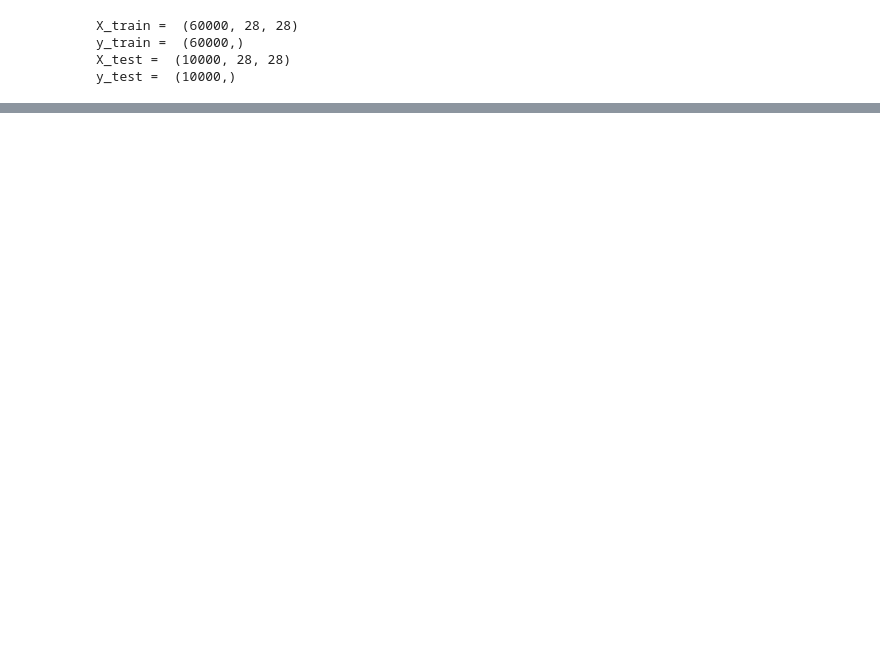
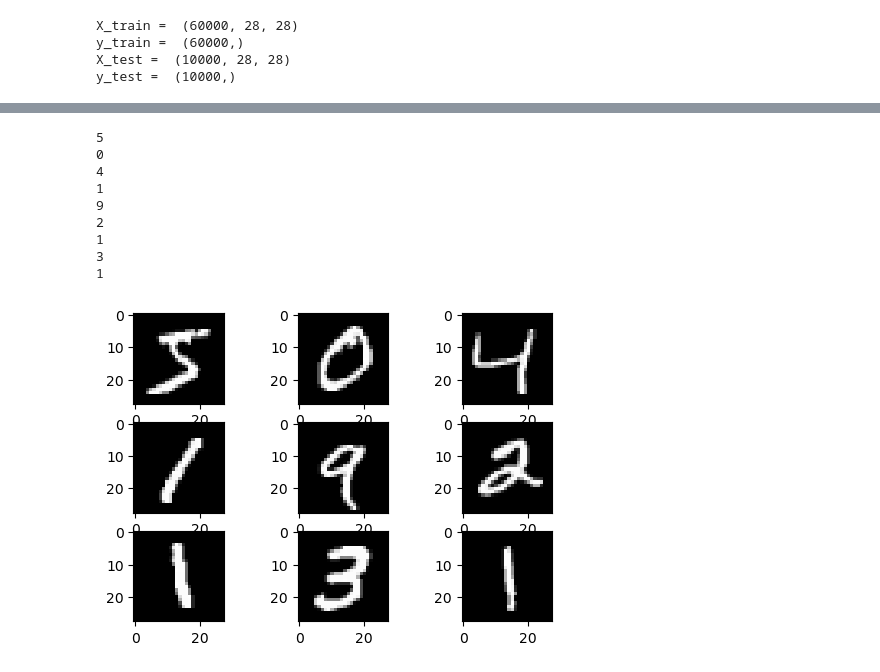
Before and after one commit to fratambot/MLOps-with-wandb, a Jupyter notebook: notebooks/EDA.ipynb, the cells around one changed output, grey strips where cells are left out. Cells and saved outputs as stored; diff of their text form; code cells hidden in the pictures; blank space fills up the shorter version.

```diff
--- a/notebooks/EDA.ipynb
+++ b/notebooks/EDA.ipynb
@@ -39,0 +34,25 @@ for i in range(9):
+# %%
+fig, axs = plt.subplots(3, 3, figsize=(6, 4))
+axs[0, 0].imshow(((X_train[0]/255) - 0.5), cmap=plt.get_cmap('gray'))
+axs[0, 1].imshow(X_train[1], cmap=plt.get_cmap('gray'))
+axs[0, 2].imshow(X_train[2], cmap=plt.get_cmap('gray'))
+axs[1, 0].imshow(X_train[3], cmap=plt.get_cmap('gray'))
+axs[1, 1].imshow(X_train[4], cmap=plt.get_cmap('gray'))
+axs[1, 2].imshow(X_train[5], cmap=plt.get_cmap('gray'))
+axs[2, 0].imshow(X_train[6], cmap=plt.get_cmap('gray'))
+axs[2, 1].imshow(X_train[7], cmap=plt.get_cmap('gray'))
+axs[2, 2].imshow(X_train[8], cmap=plt.get_cmap('gray'))
+fig.show()
+for i in range(9):
+    print(y_train[i])
+# %% [output]
+5
+0
+4
+1
+9
+2
+1
+3
+1
+[figure, added]
```
Also changed, not shown: parts of 14 cells of this notebook, 3 other files.
